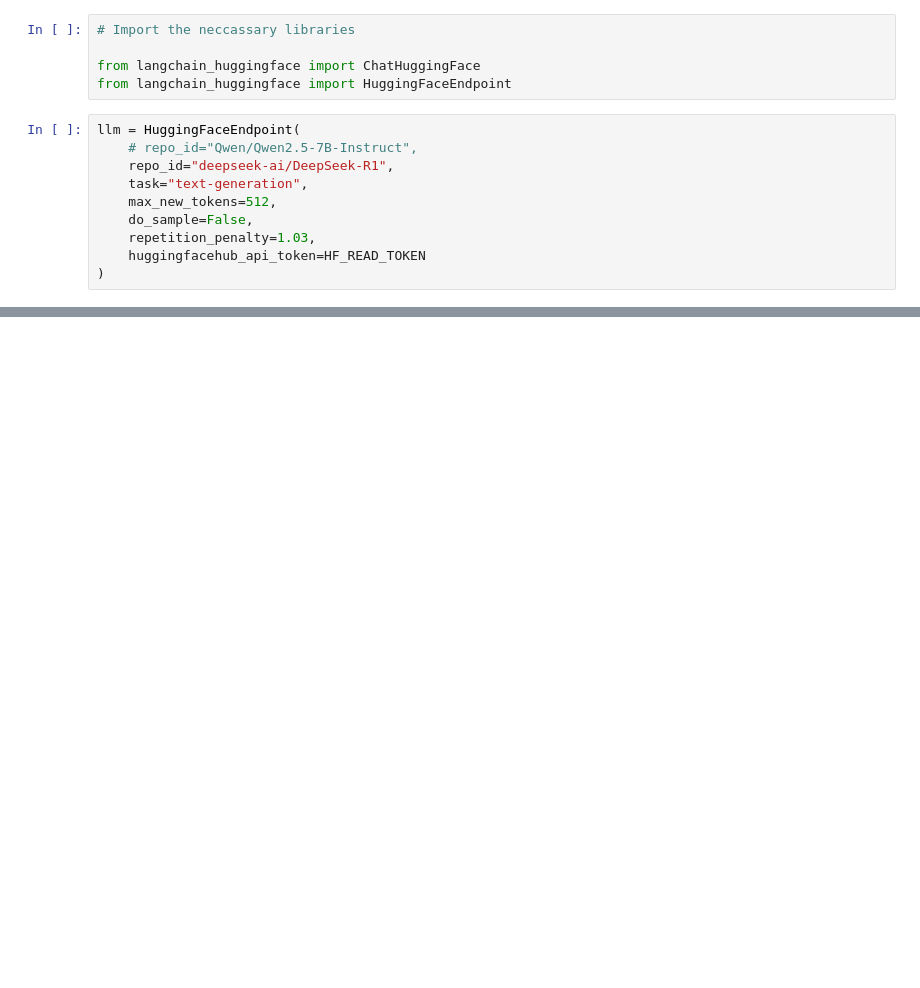
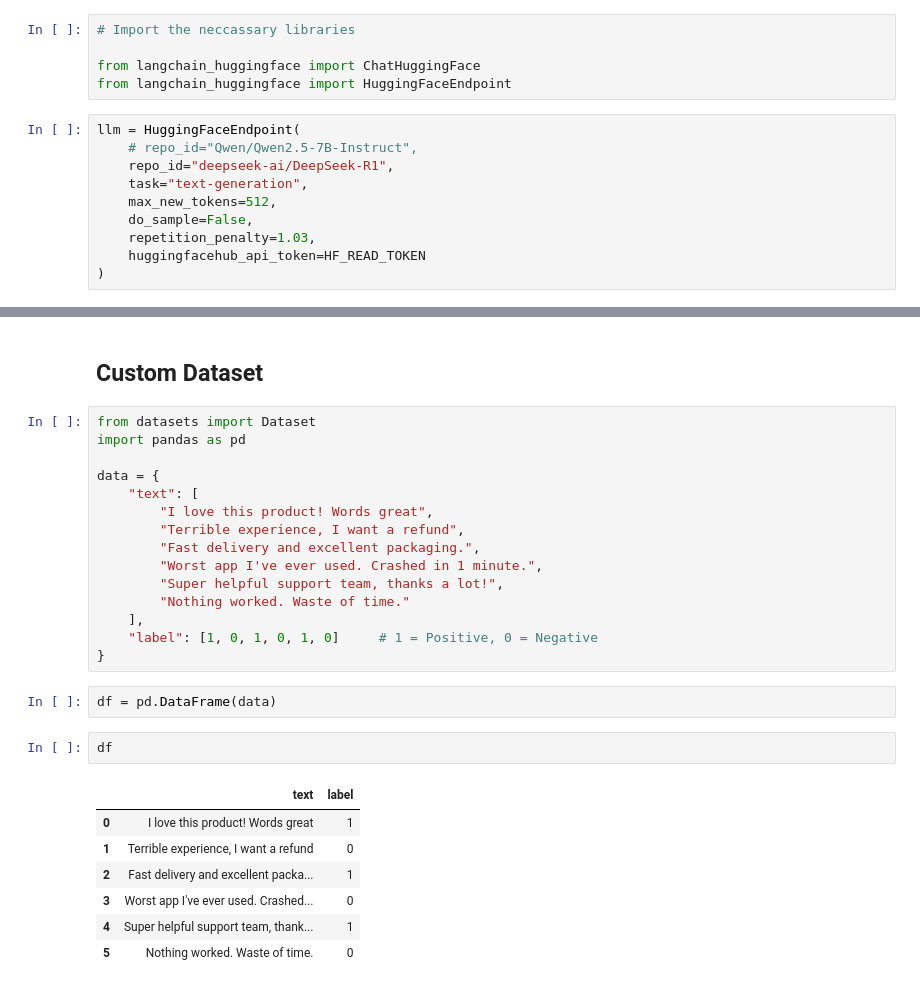
Before and after one commit to ekBlaise/hugging_face_access_and_manipulation, a Jupyter notebook: Huggingface_live_class.ipynb, the cells around one changed output, grey strips where cells are left out. Drawn from its saved outputs; the diff is of its cells as text; blank space fills up the shorter version.

```diff
--- a/Huggingface_live_class.ipynb
+++ b/Huggingface_live_class.ipynb
@@ -243,0 +674,29 @@ llm_chain.invoke({"question": question})
+# %% [markdown]
+## Custom Dataset
+# %%
+from datasets import Dataset
+import pandas as pd
+
+data = {
+    "text": [
+        "I love this product! Words great",
+        "Terrible experience, I want a refund",
+        "Fast delivery and excellent packaging.",
+        "Worst app I've ever used. Crashed in 1 minute.",
+        "Super helpful support team, thanks a lot!",
+        "Nothing worked. Waste of time."
+    ],
+    "label": [1, 0, 1, 0, 1, 0]     # 1 = Positive, 0 = Negative
+}
+# %%
+df = pd.DataFrame(data)
+# %%
+df
+# %% [output]
+|  | text | label |
+| 0 | I love this product! Words great | 1 |
+| 1 | Terrible experience, I want a refund | 0 |
+| 2 | Fast delivery and excellent packa... | 1 |
+| 3 | Worst app I've ever used. Crashed... | 0 |
+| 4 | Super helpful support team, thank... | 1 |
+| 5 | Nothing worked. Waste of time. | 0 |
```
Also changed, not shown: parts of 131 cells of this notebook.
